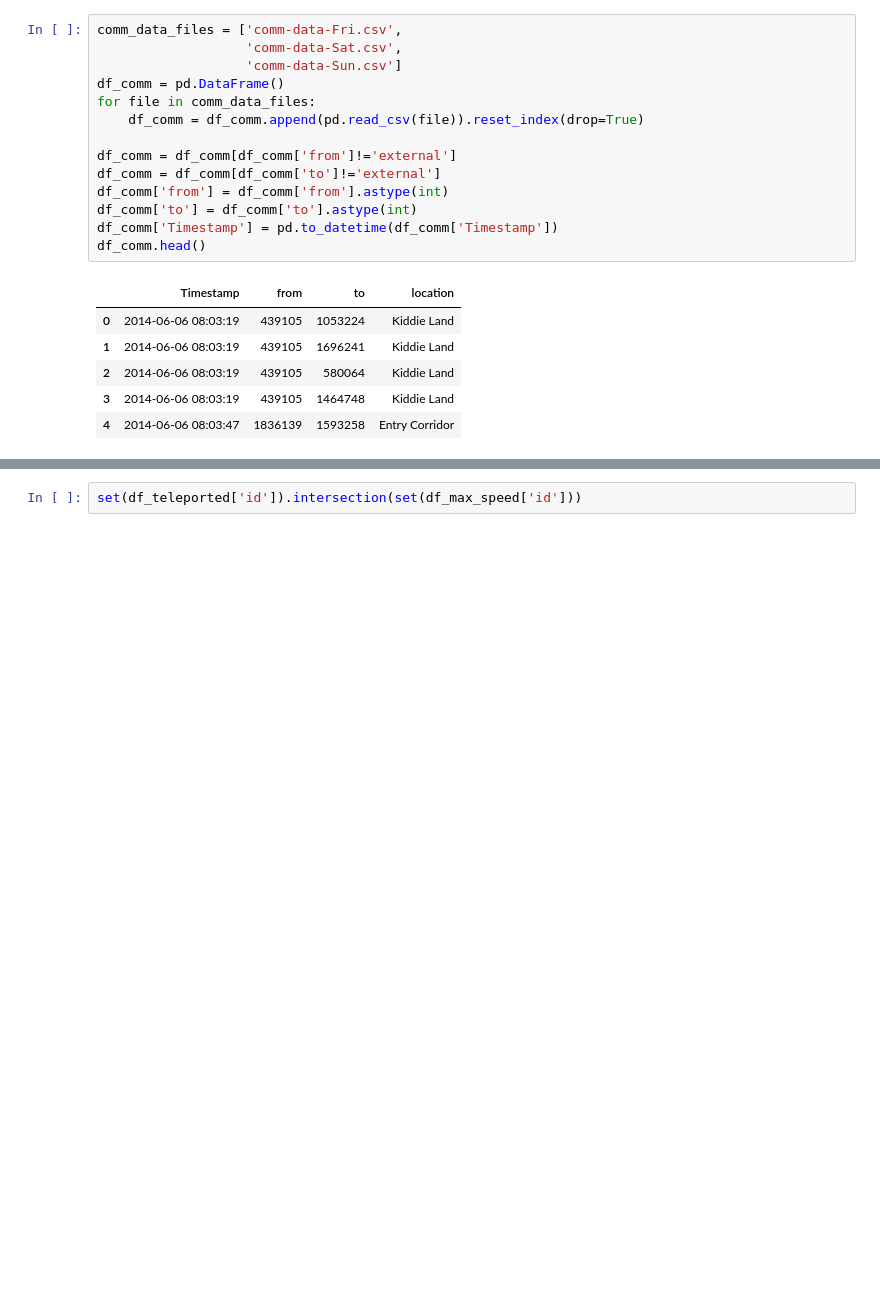
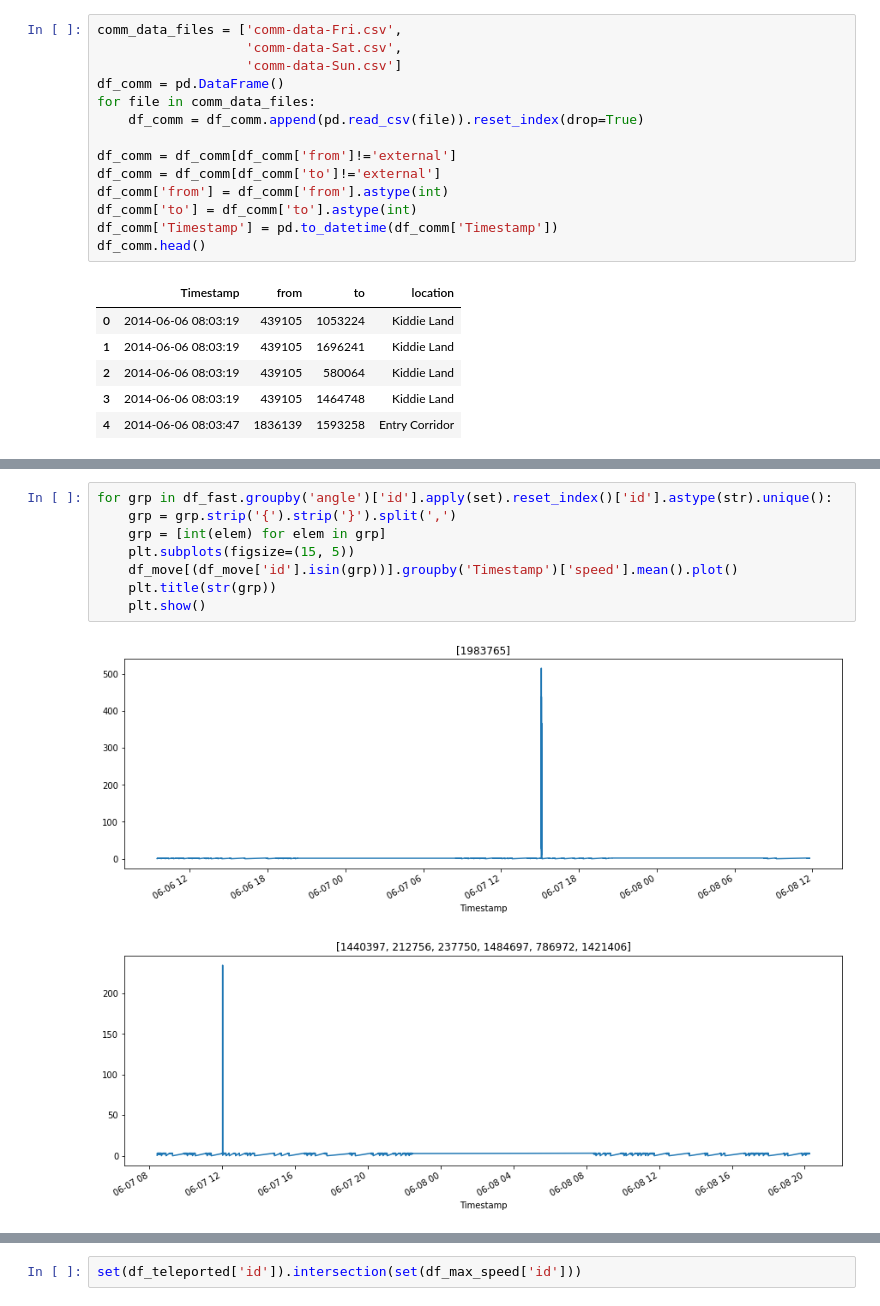
Before and after one commit to chongkairu/dinofunworld, a Jupyter notebook: Topic3_Find_Culprits.ipynb, the cells around one changed output, grey strips where cells are left out. Drawn from its saved outputs; the diff is of its cells as text; blank space fills up the shorter version.

```diff
--- a/Topic3_Find_Culprits.ipynb
+++ b/Topic3_Find_Culprits.ipynb
@@ -183 +334,12 @@ df_move[df_move['speed']>100]
+# %%
+for grp in df_fast.groupby('angle')['id'].apply(set).reset_index()['id'].astype(str).unique():
+    grp = grp.strip('{').strip('}').split(',')
+    grp = [int(elem) for elem in grp]
+    plt.subplots(figsize=(15, 5))
+    df_move[(df_move['id'].isin(grp))].groupby('Timestamp')['speed'].mean().plot()
+    plt.title(str(grp))
+    plt.show()
+# %% [output]
+[figure, added]
+[figure, added]
 # %%
```
Also changed, not shown: parts of 64 cells of this notebook.
